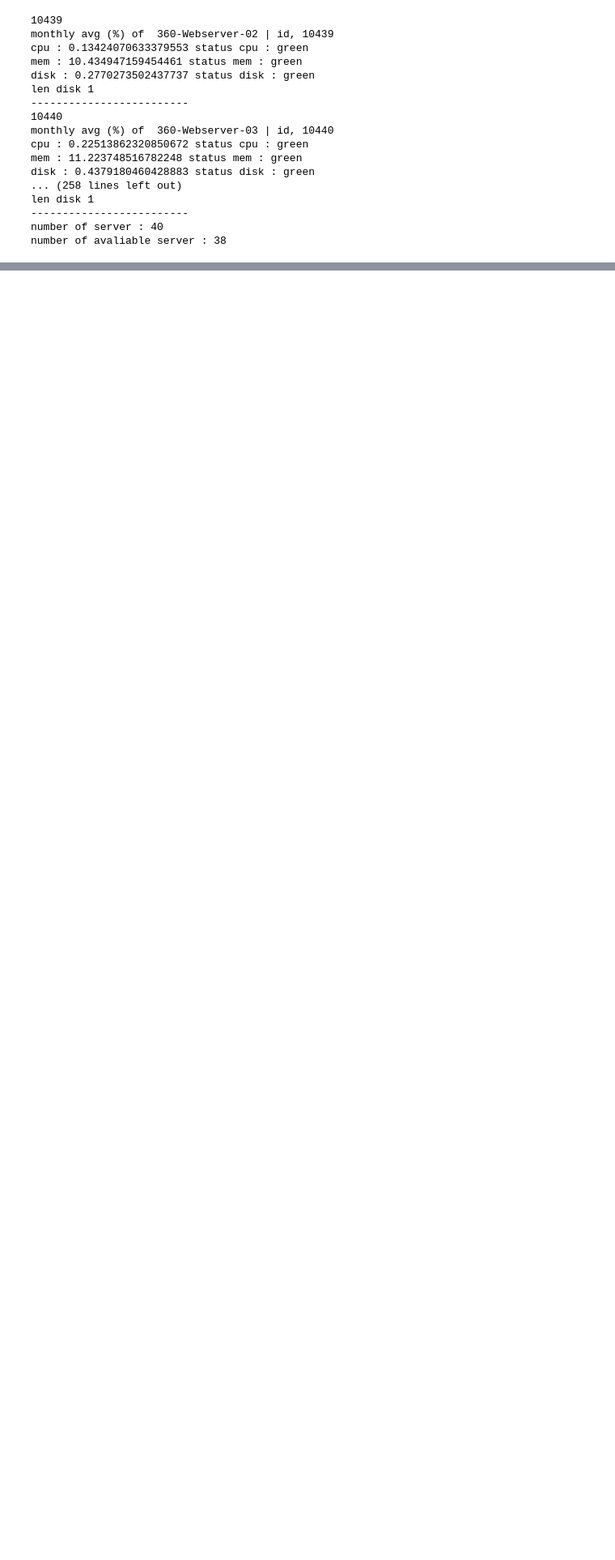
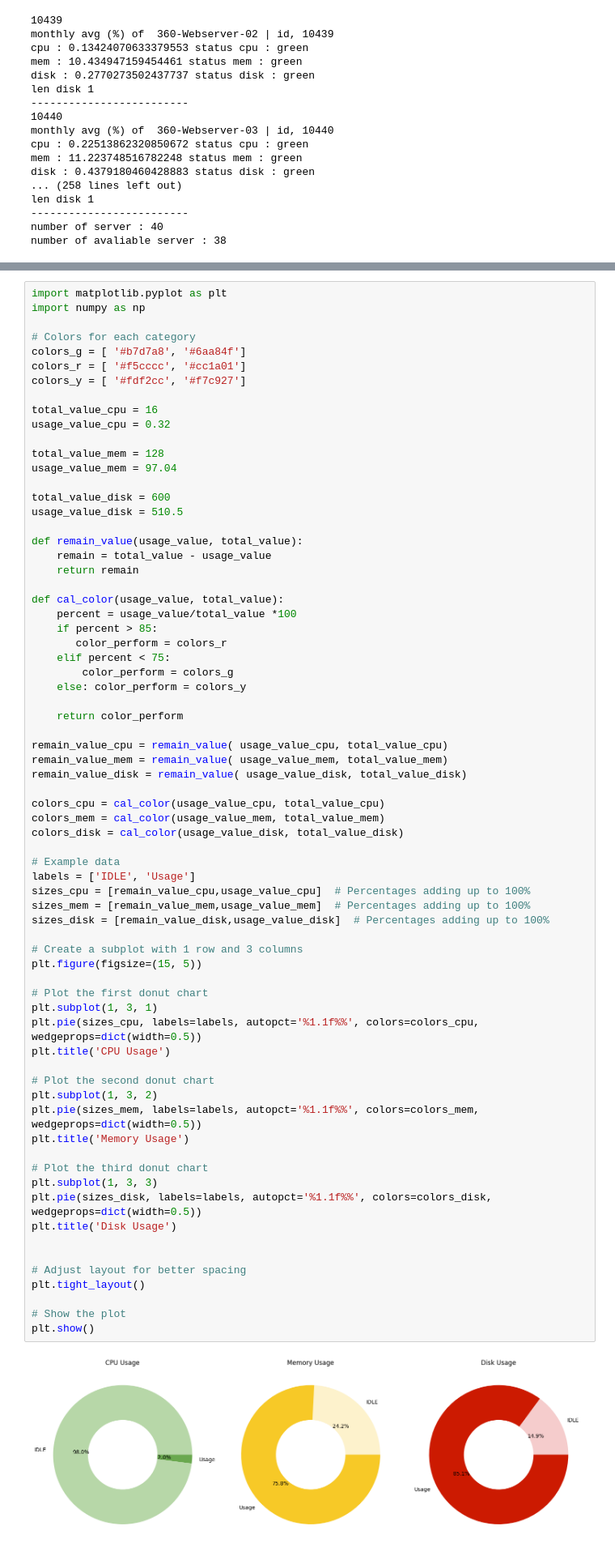
Before and after one commit to Sireetron/mhl-ma-mcc-report, a Jupyter notebook: sections/Zabbix/get_data.ipynb, the cells around one changed output, grey strips where cells are left out. Shown: that part at 81% size. Saved outputs shown, nothing was run; the diff lists cells and outputs as text; blank space fills up the shorter version.

Commit message:
get system info data

```diff
--- a/sections/Zabbix/get_data.ipynb
+++ b/sections/Zabbix/get_data.ipynb
@@ -388,0 +391,72 @@ number of avaliable server : 38
+# %%
+import matplotlib.pyplot as plt
+import numpy as np
+
+# Colors for each category
+colors_g = [ '#b7d7a8', '#6aa84f']
+colors_r = [ '#f5cccc', '#cc1a01']
+colors_y = [ '#fdf2cc', '#f7c927']
+
+total_value_cpu = 16
+usage_value_cpu = 0.32
+
+total_value_mem = 128
+usage_value_mem = 97.04
+
+total_value_disk = 600
+usage_value_disk = 510.5
+
+def remain_value(usage_value, total_value):
+    remain = total_value - usage_value
+    return remain
+
+def cal_color(usage_value, total_value):
+    percent = usage_value/total_value *100
+    if percent > 85:
+       color_perform = colors_r
+    elif percent < 75:
+        color_perform = colors_g
+    else: color_perform = colors_y
+
+    return color_perform
+
+remain_value_cpu = remain_value( usage_value_cpu, total_value_cpu)
+remain_value_mem = remain_value( usage_value_mem, total_value_mem)
+remain_value_disk = remain_value( usage_value_disk, total_value_disk)
+
+colors_cpu = cal_color(usage_value_cpu, total_value_cpu)
+colors_mem = cal_color(usage_value_mem, total_value_mem)
+colors_disk = cal_color(usage_value_disk, total_value_disk)
+
+# Example data
+labels = ['IDLE', 'Usage']
+sizes_cpu = [remain_value_cpu,usage_value_cpu]  # Percentages adding up to 100%
+sizes_mem = [remain_value_mem,usage_value_mem]  # Percentages adding up to 100%
+sizes_disk = [remain_value_disk,usage_value_disk]  # Percentages adding up to 100%
+
+# Create a subplot with 1 row and 3 columns
+plt.figure(figsize=(15, 5))
+
+# Plot the first donut chart
+plt.subplot(1, 3, 1)
+plt.pie(sizes_cpu, labels=labels, autopct='%1.1f%%', colors=colors_cpu, wedgeprops=dict(width=0.5))
+plt.title('CPU Usage')
+
+# Plot the second donut chart
+plt.subplot(1, 3, 2)
+plt.pie(sizes_mem, labels=labels, autopct='%1.1f%%', colors=colors_mem, wedgeprops=dict(width=0.5))
+plt.title('Memory Usage')
+
+# Plot the third donut chart
+plt.subplot(1, 3, 3)
+plt.pie(sizes_disk, labels=labels, autopct='%1.1f%%', colors=colors_disk, wedgeprops=dict(width=0.5))
+plt.title('Disk Usage')
+
+
+# Adjust layout for better spacing
+plt.tight_layout()
+
+# Show the plot
+plt.show()
+# %% [output]
+[figure, added]
```
Also changed, not shown: parts of 1 cell of this notebook, 3 other files.
